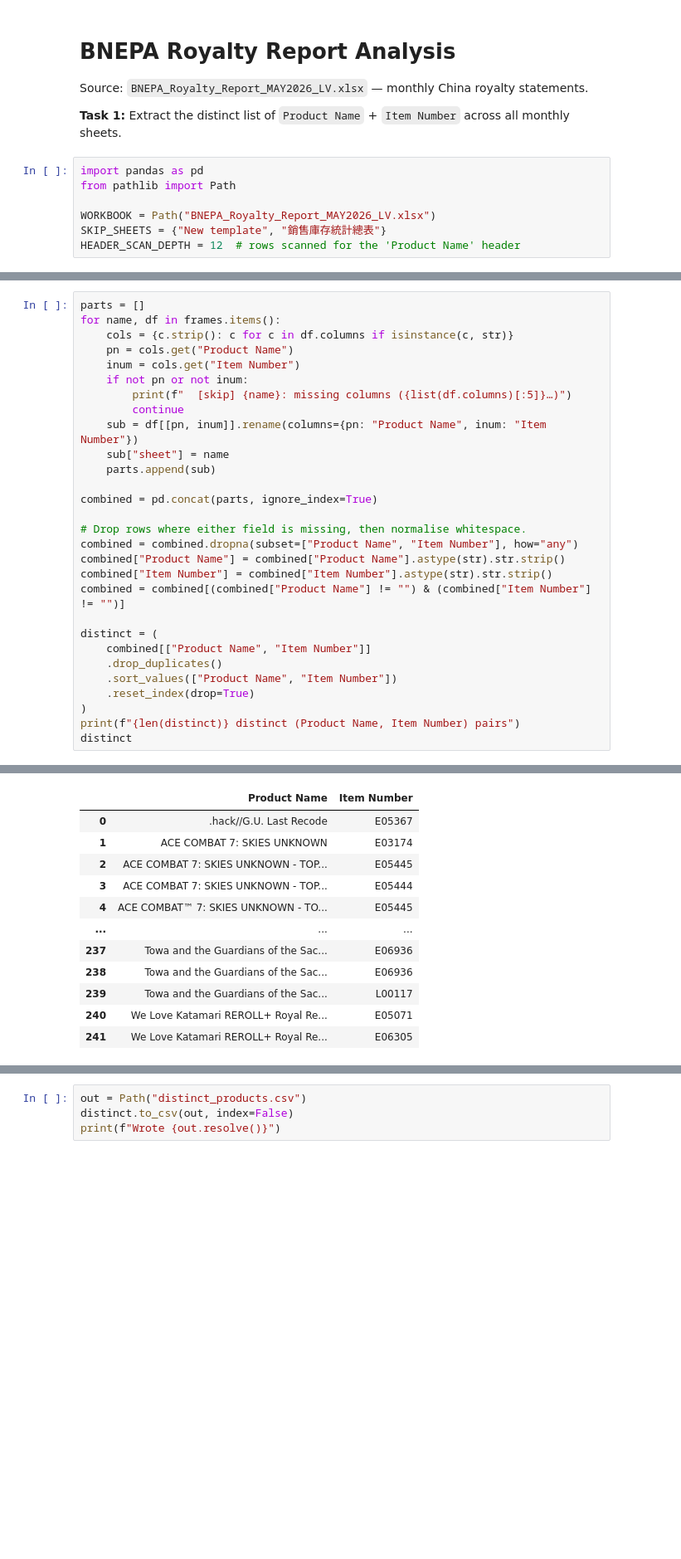
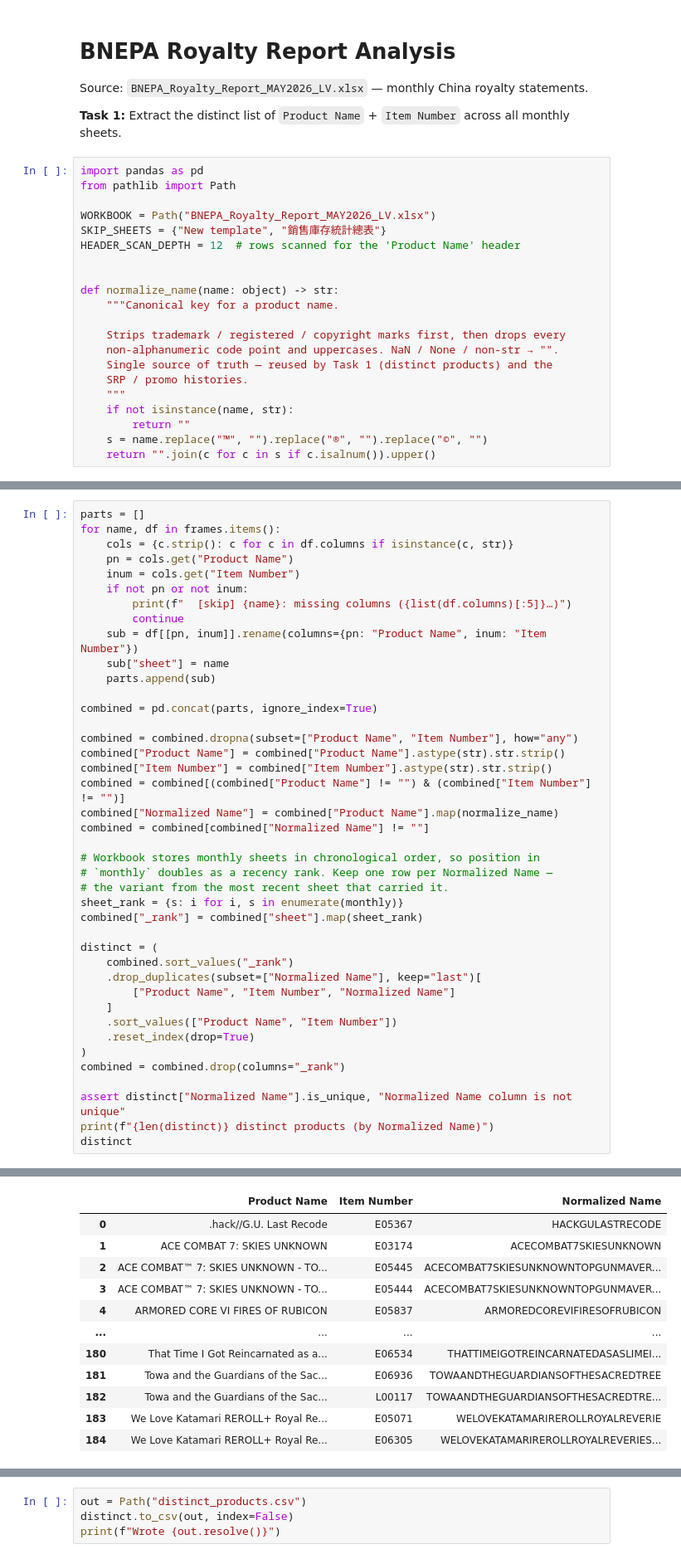
Before and after one commit to christopher-drews/bandai-data-analysis, a Jupyter notebook: royalty_analysis.ipynb, the cells around one changed output, grey strips where cells are left out. Shown at 83% size. Drawn from its saved outputs; the diff is of its cells as text; blank space fills up the shorter version.

```diff
--- a/royalty_analysis.ipynb
+++ b/royalty_analysis.ipynb
@@ -11,6 +11,20 @@ from pathlib import Path
 WORKBOOK = Path("BNEPA_Royalty_Report_MAY2026_LV.xlsx")
 SKIP_SHEETS = {"New template", "銷售庫存統計總表"}
 HEADER_SCAN_DEPTH = 12  # rows scanned for the 'Product Name' header
+
+
+def normalize_name(name: object) -> str:
+    """Canonical key for a product name.
+
+    Strips trademark / registered / copyright marks first, then drops every
+    non-alphanumeric code point and uppercases. NaN / None / non-str → "".
+    Single source of truth — reused by Task 1 (distinct products) and the
+    SRP / promo histories.
+    """
+    if not isinstance(name, str):
+        return ""
+    s = name.replace("™", "").replace("®", "").replace("©", "")
+    return "".join(c for c in s if c.isalnum()).upper()
 # %%
 def find_header_row(path: Path, sheet: str, depth: int = HEADER_SCAN_DEPTH) -> int:
     """Return the 0-indexed row that contains the 'Product Name' header."""
@@ -63,18 +77,30 @@ for name, df in frames.items():
 
 combined = pd.concat(parts, ignore_index=True)
 
-# Drop rows where either field is missing, then normalise whitespace.
 combined = combined.dropna(subset=["Product Name", "Item Number"], how="any")
 combined["Product Name"] = combined["Product Name"].astype(str).str.strip()
 combined["Item Number"] = combined["Item Number"].astype(str).str.strip()
 combined = combined[(combined["Product Name"] != "") & (combined["Item Number"] != "")]
+combined["Normalized Name"] = combined["Product Name"].map(normalize_name)
+combined = combined[combined["Normalized Name"] != ""]
+
+# Workbook stores monthly sheets in chronological order, so position in
+# `monthly` doubles as a recency rank. Keep one row per Normalized Name —
+# the variant from the most recent sheet that carried it.
+sheet_rank = {s: i for i, s in enumerate(monthly)}
+combined["_rank"] = combined["sheet"].map(sheet_rank)
 
 distinct = (
-    combined[["Product Name", "Item Number"]]
-    .drop_duplicates()
+    combined.sort_values("_rank")
+    .drop_duplicates(subset=["Normalized Name"], keep="last")[
+        ["Product Name", "Item Number", "Normalized Name"]
+    ]
     .sort_values(["Product Name", "Item Number"])
     .reset_index(drop=True)
 )
-print(f"{len(distinct)} distinct (Product Name, Item Number) pairs")
+combined = combined.drop(columns="_rank")
+
+assert distinct["Normalized Name"].is_unique, "Normalized Name column is not unique"
+print(f"{len(distinct)} distinct products (by Normalized Name)")
 distinct
 # %% [output]
@@ -82,12 +108,12 @@ distinct
-|  | Product Name | Item Number |
-| 0 | .hack//G.U. Last Recode | E05367 |
-| 1 | ACE COMBAT 7: SKIES UNKNOWN | E03174 |
-| 2 | ACE COMBAT 7: SKIES UNKNOWN - TOP... | E05445 |
-| 3 | ACE COMBAT 7: SKIES UNKNOWN - TOP... | E05444 |
-| 4 | ACE COMBAT™ 7: SKIES UNKNOWN - TO... | E05445 |
-| ... | ... | ... |
-| 237 | Towa and the Guardians of the Sac... | E06936 |
-| 238 | Towa and the Guardians of the Sac... | E06936 |
-| 239 | Towa and the Guardians of the Sac... | L00117 |
-| 240 | We Love Katamari REROLL+ Royal Re... | E05071 |
-| 241 | We Love Katamari REROLL+ Royal Re... | E06305 |
+|  | Product Name | Item Number | Normalized Name |
+| 0 | .hack//G.U. Last Recode | E05367 | HACKGULASTRECODE |
+| 1 | ACE COMBAT 7: SKIES UNKNOWN | E03174 | ACECOMBAT7SKIESUNKNOWN |
+| 2 | ACE COMBAT™ 7: SKIES UNKNOWN - TO... | E05445 | ACECOMBAT7SKIESUNKNOWNTOPGUNMAVER... |
+| 3 | ACE COMBAT™ 7: SKIES UNKNOWN - TO... | E05444 | ACECOMBAT7SKIESUNKNOWNTOPGUNMAVER... |
+| 4 | ARMORED CORE VI FIRES OF RUBICON | E05837 | ARMOREDCOREVIFIRESOFRUBICON |
+| ... | ... | ... | ... |
+| 180 | That Time I Got Reincarnated as a... | E06534 | THATTIMEIGOTREINCARNATEDASASLIMEI... |
+| 181 | Towa and the Guardians of the Sac... | E06936 | TOWAANDTHEGUARDIANSOFTHESACREDTREE |
+| 182 | Towa and the Guardians of the Sac... | L00117 | TOWAANDTHEGUARDIANSOFTHESACREDTRE... |
+| 183 | We Love Katamari REROLL+ Royal Re... | E05071 | WELOVEKATAMARIREROLLROYALREVERIE |
+| 184 | We Love Katamari REROLL+ Royal Re... | E06305 | WELOVEKATAMARIREROLLROYALREVERIES... |
```
Also changed, not shown: parts of 9 cells of this notebook, 3 other files.
